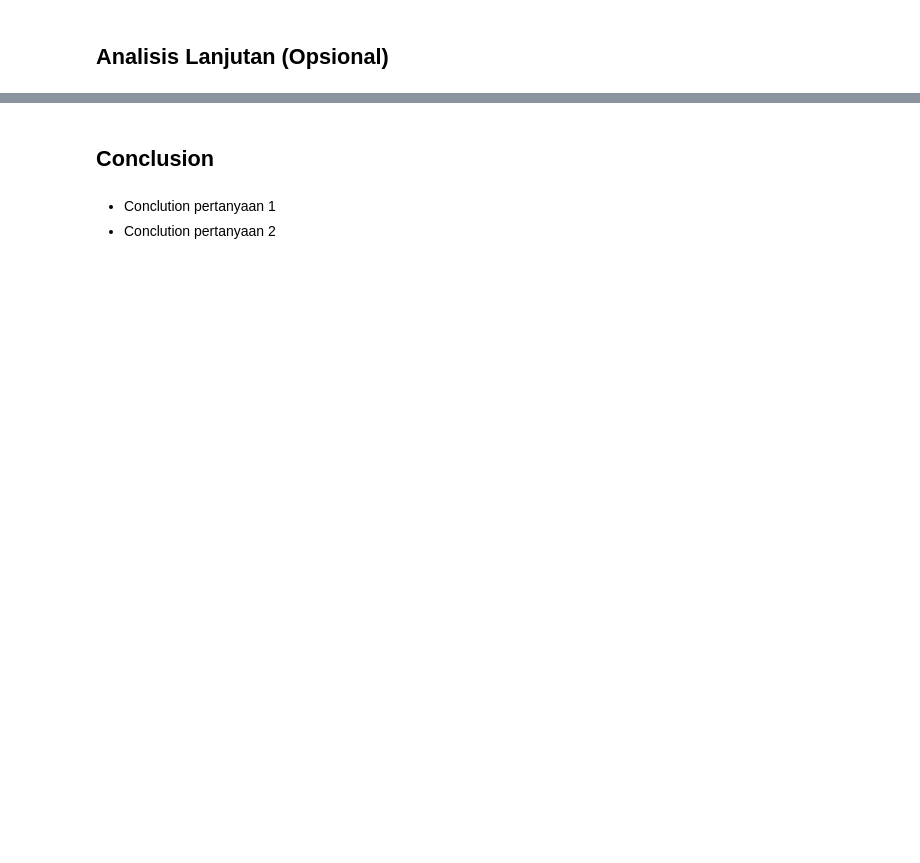
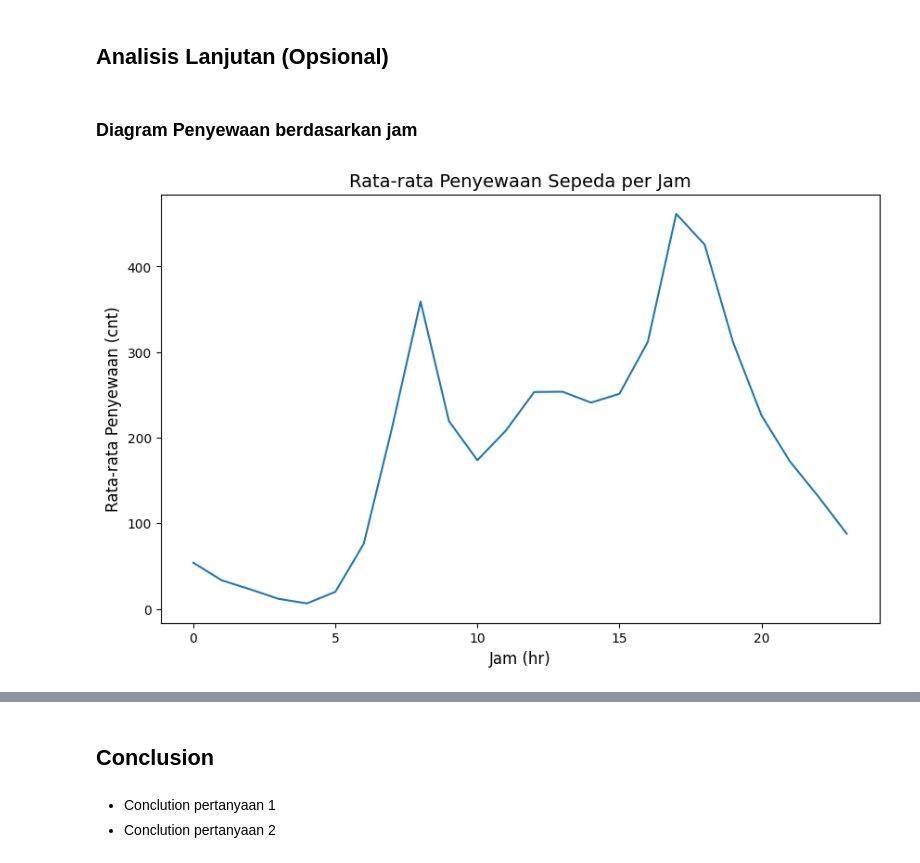
Before and after one commit to raddva/bike-sharing-dataset, a Jupyter notebook: notebook.ipynb, the cells around one changed output, grey strips where cells are left out. Cells and saved outputs as stored; diff of their text form; code cells hidden in the pictures; blank space fills up the shorter version.

```diff
--- a/notebook.ipynb
+++ b/notebook.ipynb
@@ -141,2 +165,14 @@ all_data.to_csv('main_data.csv', index=False)
 # %% [markdown]
 ## Analisis Lanjutan (Opsional)
+# %% [markdown]
+### Diagram Penyewaan berdasarkan jam
+# %%
+# Penyewaan per jam (mean)
+plt.figure(figsize=(10, 6))
+sns.lineplot(x='hr', y='cnt', data=main_data, estimator='mean', errorbar=None)
+plt.title('Rata-rata Penyewaan Sepeda per Jam', fontsize=14)
+plt.xlabel('Jam (hr)', fontsize=12)
+plt.ylabel('Rata-rata Penyewaan (cnt)', fontsize=12)
+plt.show()
+# %% [output]
+[figure, added]
```
Also changed, not shown: parts of 8 cells of this notebook.
